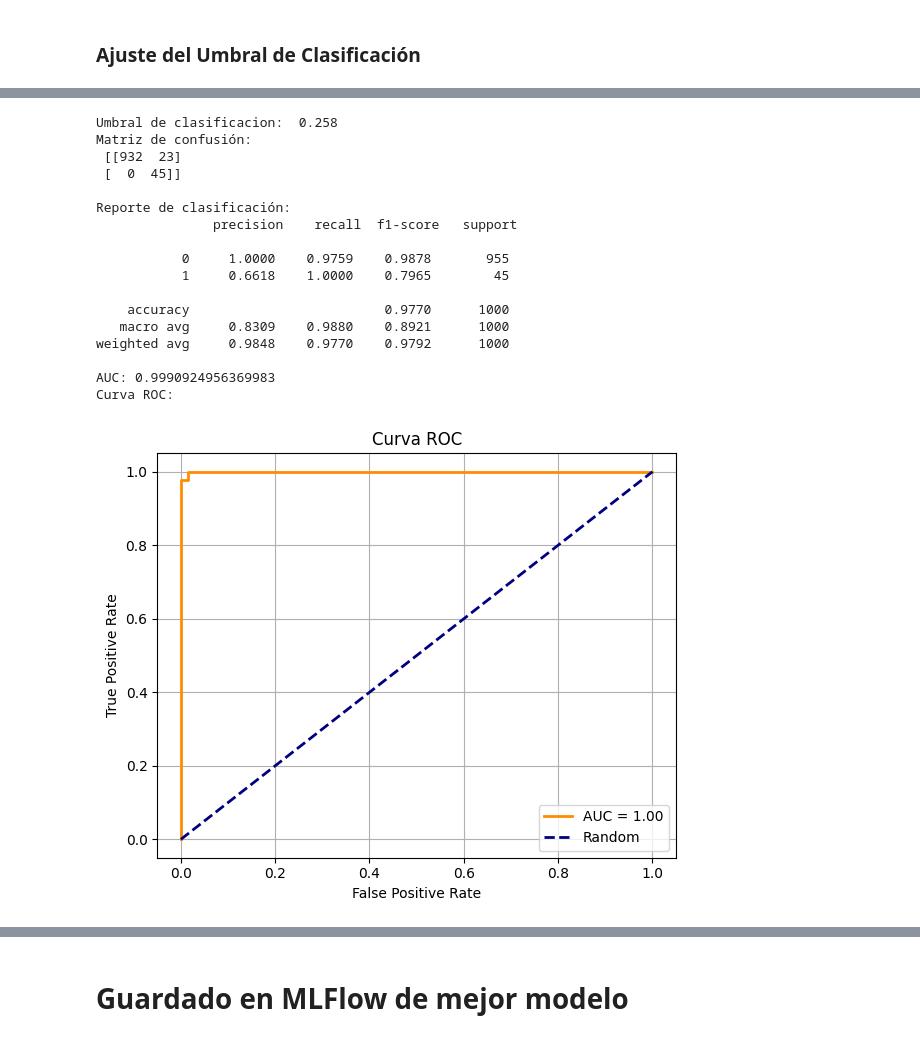
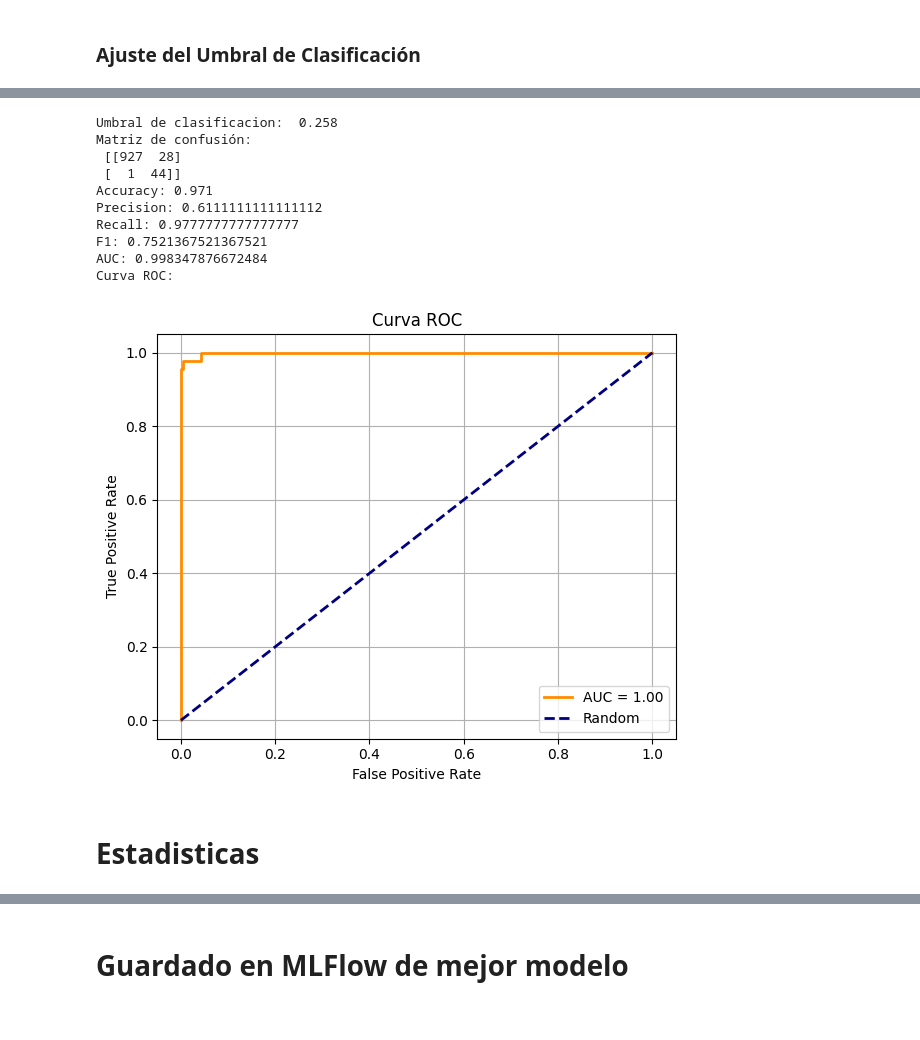
Before and after one commit to Camilabperez/Deteccion-fraude-ML, a Jupyter notebook: training/fraud-detection.ipynb, the cells around one changed output, grey strips where cells are left out. Cells and saved outputs as stored; diff of their text form; code cells hidden in the pictures.

```diff
--- a/training/fraud-detection.ipynb
+++ b/training/fraud-detection.ipynb
@@ -652,7 +593,4 @@ pre = ColumnTransformer(
 # %%
-from sklearn.base import BaseEstimator, TransformerMixin
-import numpy as np, pandas as pd
-
 class HistoryByID(BaseEstimator, TransformerMixin):
     def __init__(self, id_col='CustomerID', ts_col='Timestamp',
                  amount_col='TransactionAmount', y_col='__target__',
@@ -705,3 +643,9 @@ class HistoryByID(BaseEstimator, TransformerMixin):
             z = (out[self.amount_col] - mu) / sd
             out[f'{self.prefix}_amt_z_hist'] = z.replace([np.inf,-np.inf], np.nan).fillna(0)
         return out
+
+
+pair_hist = HistoryByID(id_col='CustomerID', ts_col='Timestamp', amount_col='TransactionAmount', m=10.0, prefix='cust')
+pair_hist.fit(x_data_fe)
+x_data_fe = pair_hist.transform(x_data_fe)
+x_data_fe
@@ -734,3 +695,9 @@ class PairHistory(BaseEstimator, TransformerMixin):
             gap = (out[self.ts_col] - out[f'{self.prefix}_last_ts_hist']).dt.days
             out[f'{self.prefix}_last_ts_gap_days'] = gap.fillna(9999).clip(lower=0)
         return out
+
+
+pair_hist = PairHistory(cust_col='CustomerID', merch_col='MerchantID', ts_col='Timestamp', prefix='pair')
+pair_hist.fit(x_data_fe)
+x_data_fe = pair_hist.transform(x_data_fe)
+x_data_fe
@@ -1233,10 +1248,13 @@ best_pipeline = grid_search_xgb.best_estimator_
 
 y_proba = best_pipeline.predict_proba(x_data_raw)[:, 1]  # Probabilidad de clase 1
 
-y_pred = (y_proba >= 0.75).astype(int)
+y_pred = (y_proba >= 0.79).astype(int)
 
 print("Matriz de confusión:\n", confusion_matrix(y_data, y_pred))
-print("\nReporte de clasificación:\n", classification_report(y_data, y_pred, digits=4))
+print("Accuracy:", accuracy_score(y_data, y_pred))
+print("Precision:", precision_score(y_data, y_pred))
+print("Recall:", recall_score(y_data, y_pred))
+print("F1:", f1_score(y_data, y_pred))
 print("AUC:", roc_auc_score(y_data, y_proba))
 
 
@@ -1841,7 +1852,7 @@ pipeline = ImbPipeline(steps=[
     ))
 ])
 
-grid_search = GridSearchCV(
+grid_search_nn = GridSearchCV(
     estimator = pipeline,
     param_grid = param_grid_nn_k4_core_2,
     scoring = scoring,
@@ -1852,17 +1863,16 @@ grid_search = GridSearchCV(
     return_train_score=True
 )
 
-grid_search.fit(x_data_raw, y_data)
+grid_search_nn.fit(x_data_raw, y_data)
 
-print("Mejores parámetros encontrados:", grid_search.best_params_)
-print("Mejor puntuación:", grid_search.best_score_)
+print("Mejores parámetros encontrados:", grid_search_nn.best_params_)
+print("Mejor puntuación:", grid_search_nn.best_score_)
 
 # Exportar resultados
-results_df = pd.DataFrame(grid_search.cv_results_)
+results_df = pd.DataFrame(grid_search_nn.cv_results_)
 results_df["auc_gap"] = results_df["mean_train_auc"] - results_df["mean_test_auc"]
+print("Generalizacion:", results_df["auc_gap"][0])
 results_df.to_csv("resultados/red_neuronal_grid_search.csv", index=False, sep='|', decimal=',')
-
-# Mejor puntuación: 0.557998836532868
 # %% [output]
 Fitting 4 folds for each of 1 candidates, totalling 4 fits
 Mejores parámetros encontrados: {'clf__batch_size': 64, 'clf__clipnorm': 1.0, 'clf__dropout_rate': 0.45, 'clf__early_stopping': True, 'clf__epochs': 70, 'clf__focal_alpha': 0.2, 'clf__focal_gamma': 2. ...
@@ -1888,49 +1897,47 @@ plt.show()
 # %%
 # Obtener el mejor pipeline entrenado
-best_pipeline = grid_search.best_estimator_
+best_pipeline = grid_search_nn.best_estimator_
 
 y_proba = best_pipeline.predict_proba(x_data_raw)[:, 1]
 
 y_pred = (y_proba >= 0.21).astype(int)
 
 print("Umbral de clasificacion: ", 0.258)
 print("Matriz de confusión:\n", confusion_matrix(y_data, y_pred))
-print("\nReporte de clasificación:\n", classification_report(y_data, y_pred, digits=4))
+print("Accuracy:", accuracy_score(y_data, y_pred))
+print("Precision:", precision_score(y_data, y_pred))
+print("Recall:", recall_score(y_data, y_pred))
+print("F1:", f1_score(y_data, y_pred))
 print("AUC:", roc_auc_score(y_data, y_proba))
 
 
 # Calcula la curva ROC
 fpr, tpr, thresholds = roc_curve(y_data, y_proba)
 roc_auc = auc(fpr, tpr)
 
 # Plot
 print("Curva ROC:\n")
 plt.figure(figsize=(6, 5))
 plt.plot(fpr, tpr, color='darkorange', lw=2, label=f'AUC = {roc_auc:.2f}')
 plt.plot([0, 1], [0, 1], color='navy', lw=2, linestyle='--', label='Random')
 plt.xlabel('False Positive Rate')
 plt.ylabel('True Positive Rate')
 plt.title('Curva ROC')
 plt.legend(loc="lower right")
 plt.grid()
 plt.tight_layout()
 plt.show()
 # %% [output]
 Umbral de clasificacion:  0.258
 Matriz de confusión:
- [[932  23]
- [  0  45]]
-
-Reporte de clasificación:
-               precision    recall  f1-score   support
-
-           0     1.0000    0.9759    0.9878       955
-           1     0.6618    1.0000    0.7965        45
-
-    accuracy                         0.9770      1000
-   macro avg     0.8309    0.9880    0.8921      1000
-weighted avg     0.9848    0.9770    0.9792      1000
-
-AUC: 0.9990924956369983
+ [[927  28]
+ [  1  44]]
+Accuracy: 0.971
+Precision: 0.6111111111111112
+Recall: 0.9777777777777777
+F1: 0.7521367521367521
+AUC: 0.998347876672484
 Curva ROC:
-[figure, old version]
+[figure, new version]
+# %% [markdown]
+# Estadisticas
```
Also changed, not shown: parts of 49 cells of this notebook, 5 other files.
